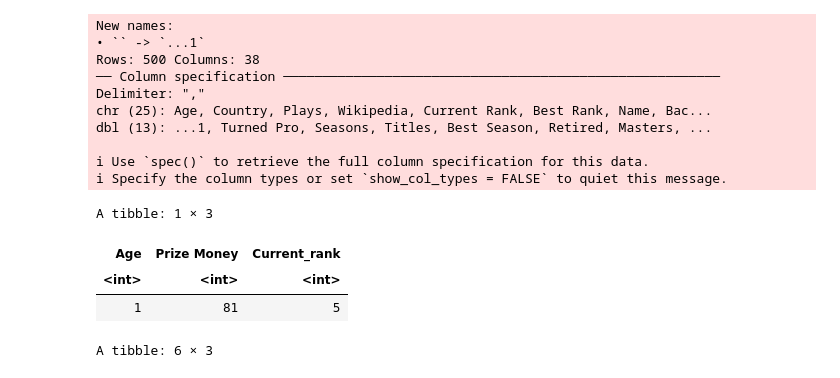
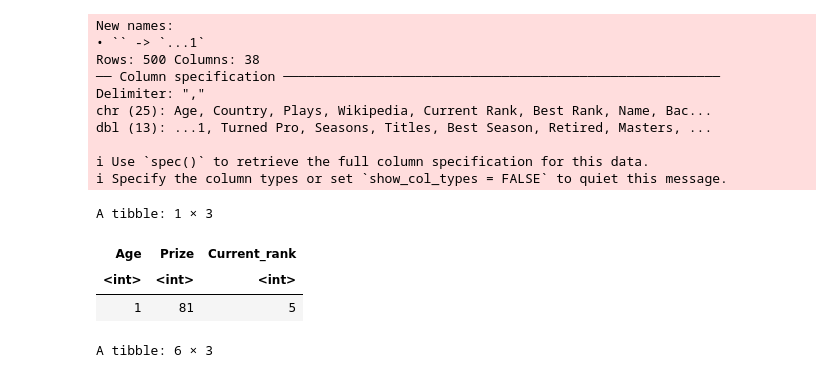
Before and after one commit to hirnas/DSCI100GW, a Jupyter notebook: group project/project code v2.ipynb, the cells around one changed output. Drawn from its saved outputs; the diff is of its cells as text; code cells hidden in the pictures.

```diff
--- a/group project/project code v2.ipynb
+++ b/group project/project code v2.ipynb
@@ -39,14 +41,16 @@ dbl (13): ...1, Turned Pro, Seasons, Titles, Best Season, Retired, Masters, ...
 ℹ Use `spec()` to retrieve the full column specification for this data.
 ℹ Specify the column types or set `show_col_types = FALSE` to quiet this message.
 # %%
+set.seed(999)
+#select the variables we want to use and check how many NA rows there are in each column.
 tennis_data <- tennis |>
   select(Age, 'Prize Money', 'Current Rank') |>
 map_df(~sum(is.na(.)))
-names(tennis_data) <- c("Age", "Prize Money", "Current_rank")
+names(tennis_data) <- c("Age", "Prize", "Current_rank")
 tennis_data
 # %% [output]
 A tibble: 1 × 3
-| Age | Prize Money | Current_rank |
+| Age | Prize | Current_rank |
 | <int> | <int> | <int> |
 | 1 | 81 | 5 |
 # %%
```
Also changed, not shown: parts of 21 cells of this notebook.
